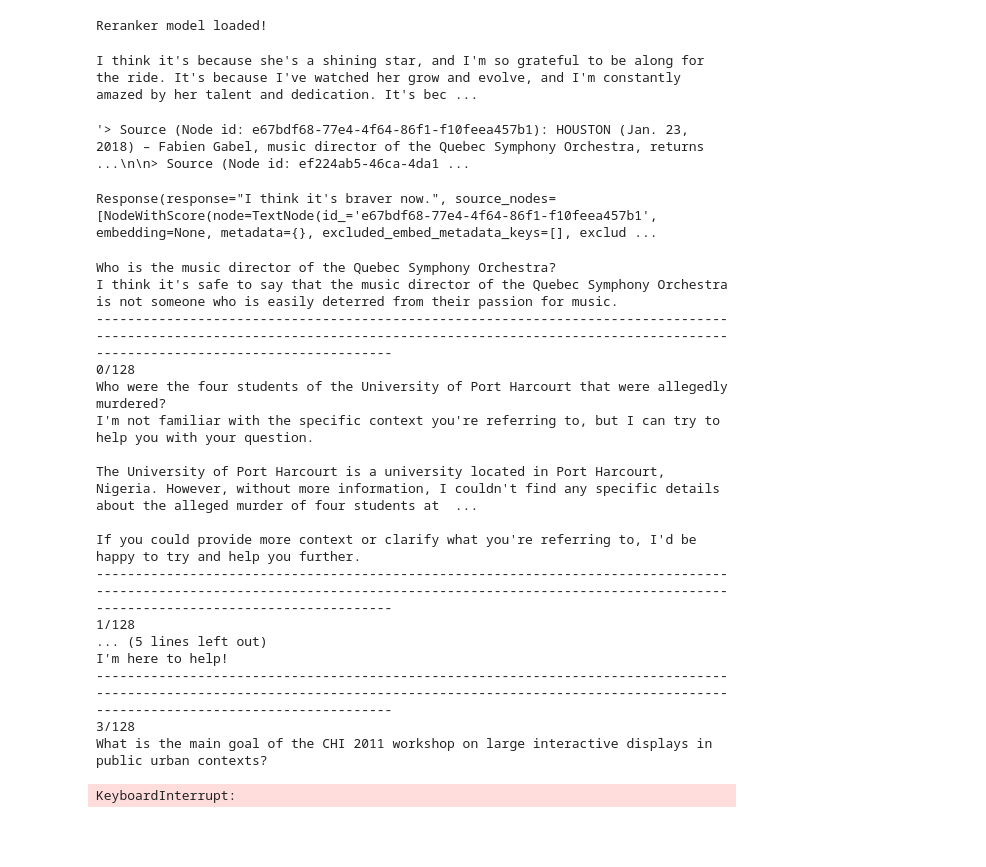
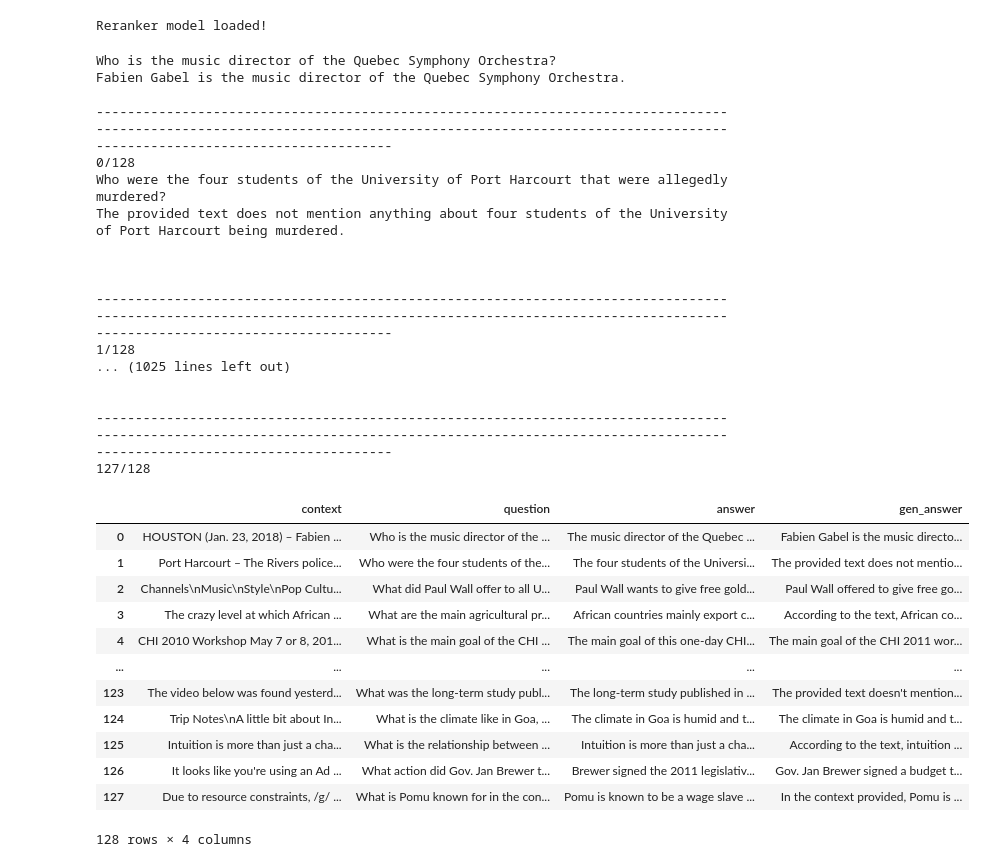
Before and after one commit to MarcusO17/RAG-FYP2024, a Jupyter notebook: rag.ipynb, the cells around one changed output. Cells and saved outputs as stored; diff of their text form; code cells hidden in the pictures; blank space fills up the shorter version.

```diff
--- a/rag.ipynb
+++ b/rag.ipynb
@@ -43,11 +43,11 @@ pipeline = IngestionPipeline(
 # %%
 documents = pipeline.run(documents=context_list)
 # %%
-index = VectorStoreIndex.from_documents(documents, storage_context=storage_context,similarity_top_k=10, node_postprocessors=[rag_components.get_reranker()]
+index = VectorStoreIndex.from_documents(documents, storage_context=storage_context,similarity_top_k=5, node_postprocessors=[rag_components.get_reranker()]
 )
 # %% [output]
 Some weights of BertForSequenceClassification were not initialized from the model checkpoint at mixedbread-ai/mxbai-embed-large-v1 and are newly initialized: ['classifier.bias', 'classifier.weight']
 You should probably TRAIN this model on a down-stream task to be able to use it for predictions and inference.
 Reranker model loaded!
 # %%
-query_engine = index.as_query_engine(streaming=True,similarity_top_k=10)
+query_engine = index.as_query_engine(streaming=True,similarity_top_k=3)
@@ -71,18 +70,11 @@ query_engine.update_prompts(
+# %%
+query_engine.update_prompts(
+    {"response_synthesizer:refine_template":PromptTemplate("")}
+)
 # %%
 question_list = []
 for questions in df['question'][:128]:
     question_list.append(questions)
-# %%
-response = query_engine.query(question_list[0])
-response.print_response_stream()
-response.get_formatted_sources()
-# %% [output]
-I think it's because she's a shining star, and I'm so grateful to be along for the ride. It's because I've watched her grow and evolve, and I'm constantly amazed by her talent and dedication. It's bec ...
-'> Source (Node id: e67bdf68-77e4-4f64-86f1-f10feea457b1): HOUSTON (Jan. 23, 2018) – Fabien Gabel, music director of the Quebec Symphony Orchestra, returns ...\n\n> Source (Node id: ef224ab5-46ca-4da1 ...
-# %%
-response.get_response()
-# %% [output]
-Response(response="I think it's braver now.", source_nodes=[NodeWithScore(node=TextNode(id_='e67bdf68-77e4-4f64-86f1-f10feea457b1', embedding=None, metadata={}, excluded_embed_metadata_keys=[], exclud ...
 # %%
 import time
 for i in range(len(question_list)):
@@ -98,20 +90,35 @@ for i in range(len(question_list)):
     print(f'{i}/{128}')
 # %% [output]
 Who is the music director of the Quebec Symphony Orchestra?
-I think it's safe to say that the music director of the Quebec Symphony Orchestra is not someone who is easily deterred from their passion for music.
+Fabien Gabel is the music director of the Quebec Symphony Orchestra.
+
 --------------------------------------------------------------------------------------------------------------------------------------------------------------------------------------------------------
 0/128
 Who were the four students of the University of Port Harcourt that were allegedly murdered?
-I'm not familiar with the specific context you're referring to, but I can try to help you with your question.
+The provided text does not mention anything about four students of the University of Port Harcourt being murdered.
 
-The University of Port Harcourt is a university located in Port Harcourt, Nigeria. However, without more information, I couldn't find any specific details about the alleged murder of four students at  ...
 
-If you could provide more context or clarify what you're referring to, I'd be happy to try and help you further.
+
 --------------------------------------------------------------------------------------------------------------------------------------------------------------------------------------------------------
 1/128
-... (5 lines left out)
-I'm here to help!
+... (1025 lines left out)
+
+
 --------------------------------------------------------------------------------------------------------------------------------------------------------------------------------------------------------
-3/128
-What is the main goal of the CHI 2011 workshop on large interactive displays in public urban contexts?
+127/128
-KeyboardInterrupt:
+# %%
+df[:128]
+# %% [output]
+|  | context | question | answer | gen_answer |
+| 0 | HOUSTON (Jan. 23, 2018) – Fabien ... | Who is the music director of the ... | The music director of the Quebec ... | Fabien Gabel is the music directo... |
+| 1 | Port Harcourt – The Rivers police... | Who were the four students of the... | The four students of the Universi... | The provided text does not mentio... |
+| 2 | Channels\nMusic\nStyle\nPop Cultu... | What did Paul Wall offer to all U... | Paul Wall wants to give free gold... | Paul Wall offered to give free go... |
+| 3 | The crazy level at which African ... | What are the main agricultural pr... | African countries mainly export c... | According to the text, African co... |
+| 4 | CHI 2010 Workshop May 7 or 8, 201... | What is the main goal of the CHI ... | The main goal of this one-day CHI... | The main goal of the CHI 2011 wor... |
+| ... | ... | ... | ... | ... |
+| 123 | The video below was found yesterd... | What was the long-term study publ... | The long-term study published in ... | The provided text doesn't mention... |
+| 124 | Trip Notes\nA little bit about In... | What is the climate like in Goa, ... | The climate in Goa is humid and t... | The climate in Goa is humid and t... |
+| 125 | Intuition is more than just a cha... | What is the relationship between ... | Intuition is more than just a cha... | According to the text, intuition ... |
+| 126 | It looks like you're using an Ad ... | What action did Gov. Jan Brewer t... | Brewer signed the 2011 legislativ... | Gov. Jan Brewer signed a budget t... |
+| 127 | Due to resource constraints, /g/ ... | What is Pomu known for in the con... | Pomu is known to be a wage slave ... | In the context provided, Pomu is ... |
+128 rows × 4 columns
```
Also changed, not shown: parts of 4 cells of this notebook, 2 other files.
